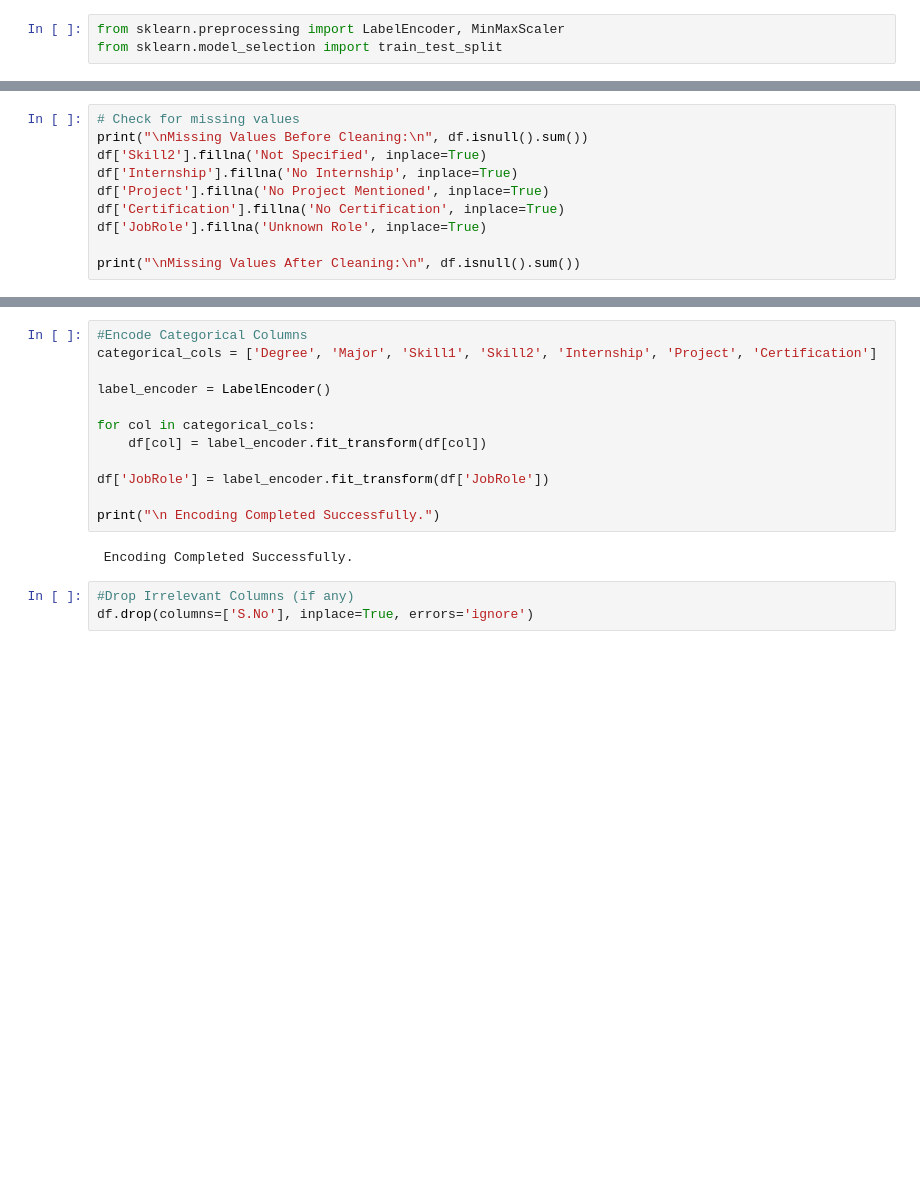
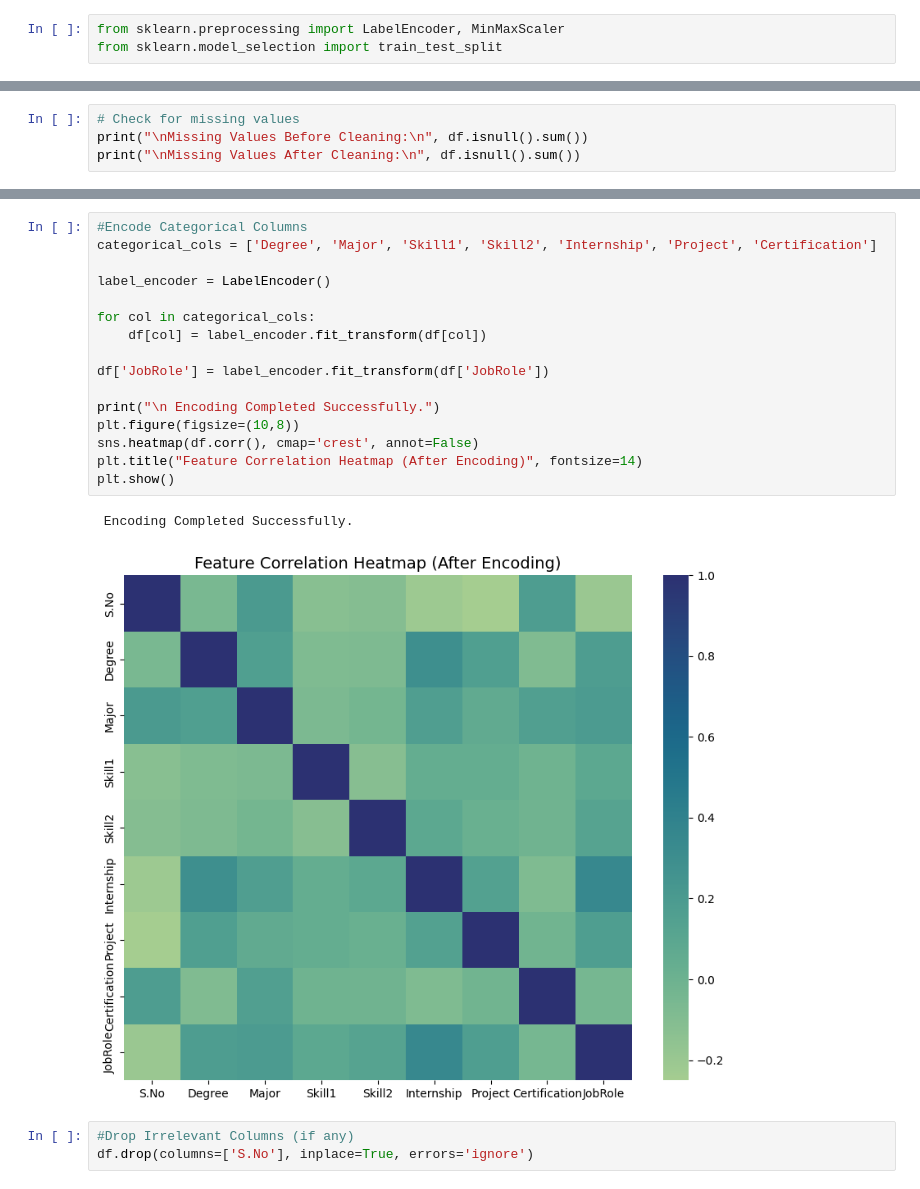
Before and after one commit to SaiHarshiniKoppuravri/job-prediction-from-educational-background, a Jupyter notebook: job role prediction.ipynb, the cells around one changed output, grey strips where cells are left out. Drawn from its saved outputs; the diff is of its cells as text; blank space fills up the shorter version.

```diff
--- a/job role prediction.ipynb
+++ b/job role prediction.ipynb
@@ -321,12 +372,6 @@ Columns: ['S.No', 'Degree', 'Major', 'Skill1', 'Skill2', 'Internship', 'Project'
 # %%
 # Check for missing values
 print("\nMissing Values Before Cleaning:\n", df.isnull().sum())
-df['Skill2'].fillna('Not Specified', inplace=True)
-df['Internship'].fillna('No Internship', inplace=True)
-df['Project'].fillna('No Project Mentioned', inplace=True)
-df['Certification'].fillna('No Certification', inplace=True)
-df['JobRole'].fillna('Unknown Role', inplace=True)
-
 print("\nMissing Values After Cleaning:\n", df.isnull().sum())
 # %% [output]
 Missing Values Before Cleaning:
@@ -366,17 +394,22 @@ For example, when doing 'df[col].method(value, inplace=True)', try using 'df.met
 # %%
 #Encode Categorical Columns
 categorical_cols = ['Degree', 'Major', 'Skill1', 'Skill2', 'Internship', 'Project', 'Certification']
 
 label_encoder = LabelEncoder()
 
 for col in categorical_cols:
     df[col] = label_encoder.fit_transform(df[col])
 
 df['JobRole'] = label_encoder.fit_transform(df['JobRole'])
 
 print("\n Encoding Completed Successfully.")
+plt.figure(figsize=(10,8))
+sns.heatmap(df.corr(), cmap='crest', annot=False)
+plt.title("Feature Correlation Heatmap (After Encoding)", fontsize=14)
+plt.show()
 # %% [output]
  Encoding Completed Successfully.
+[figure, added]
 # %%
 #Drop Irrelevant Columns (if any)
 df.drop(columns=['S.No'], inplace=True, errors='ignore')
```
Also changed, not shown: parts of 5 cells of this notebook.
